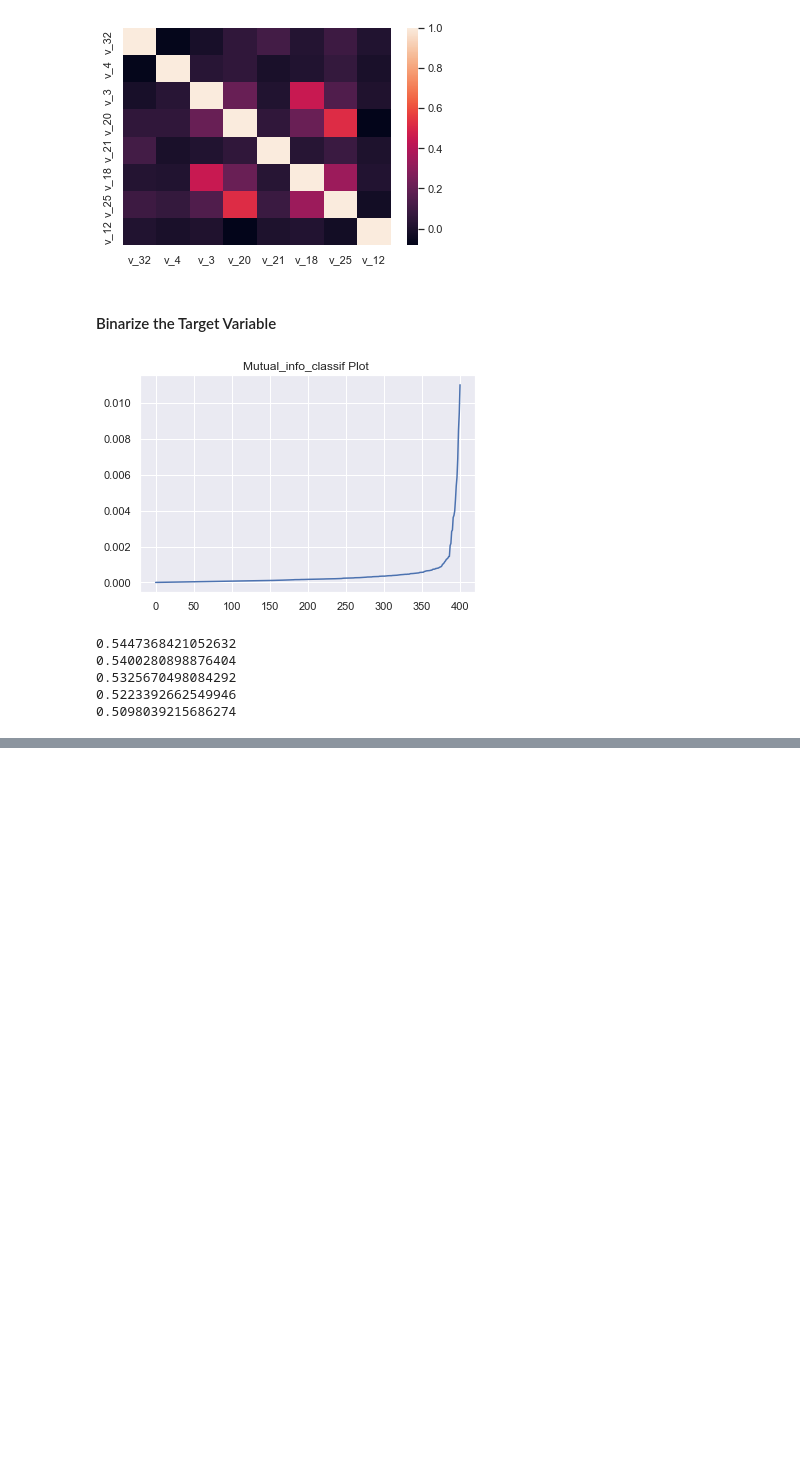
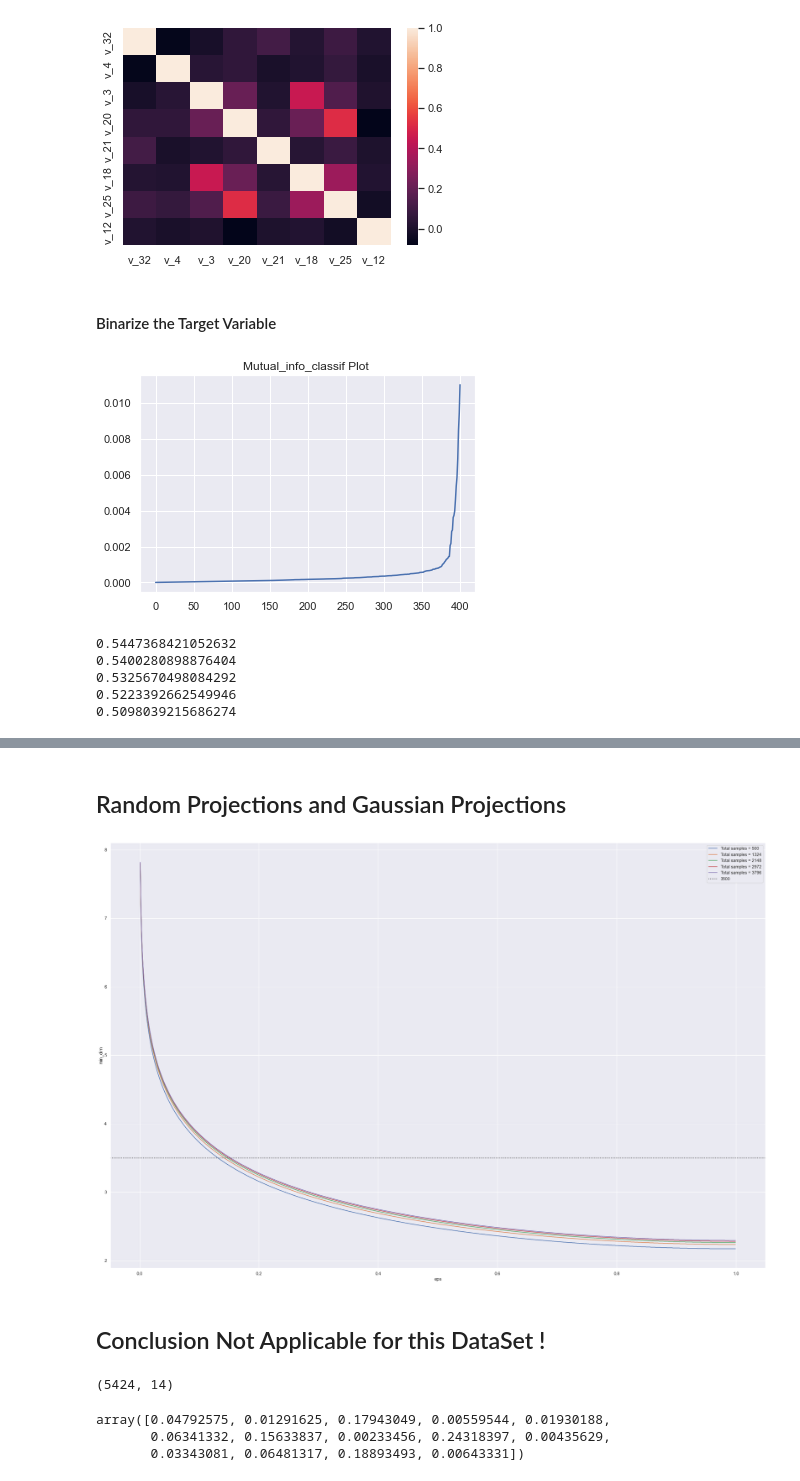
Before and after one commit to risan-raja/sdpiit, a Jupyter notebook: notebooks/EDA.ipynb, the cells around one changed output, grey strips where cells are left out. Cells and saved outputs as stored; diff of their text form; code cells hidden in the pictures; blank space fills up the shorter version.

```diff
--- a/notebooks/EDA.ipynb
+++ b/notebooks/EDA.ipynb
@@ -836,0 +822,2 @@ fi.sort()
+# %% [markdown]
+## Random Projections and Gaussian Projections
@@ -836,0 +838,19 @@ fi.sort()
+# %%
+eps = np.arange(0.001, 1, 0.001)
+colors = ['b', 'g', 'm', 'c']
+m = np.linspace(500,3796, num=5, dtype=np.int32)
+plt.figure(figsize=(30,20))
+
+for i in range(5):
+    min_dim = johnson_lindenstrauss_min_dim(n_samples=m[i], eps=eps)
+    label = 'Total samples = ' + str(m[i])
+    fig = plt.plot(eps, np.log10(min_dim), label=label)
+plt.xlabel('eps')
+plt.ylabel('min_dim')
+plt.axhline(y=3.5, color='k', linestyle=':', label='3500')
+plt.legend()
+plt.show()
+# %% [output]
+[figure, added]
+# %% [markdown]
+## Conclusion Not Applicable for this DataSet !
@@ -836,0 +859,4 @@ fi.sort()
+# %%
+total_ordinal_data.shape
+# %% [output]
+(5424, 14)
@@ -836,0 +876,6 @@ fi.sort()
+# %%
+mic_target
+# %% [output]
+array([0.04792575, 0.01291625, 0.17943049, 0.00559544, 0.01930188,
+       0.06341332, 0.15633837, 0.00233456, 0.24318397, 0.00435629,
+       0.03343081, 0.06481317, 0.18893493, 0.00643331])
```
Also changed, not shown: parts of 15 cells of this notebook.
